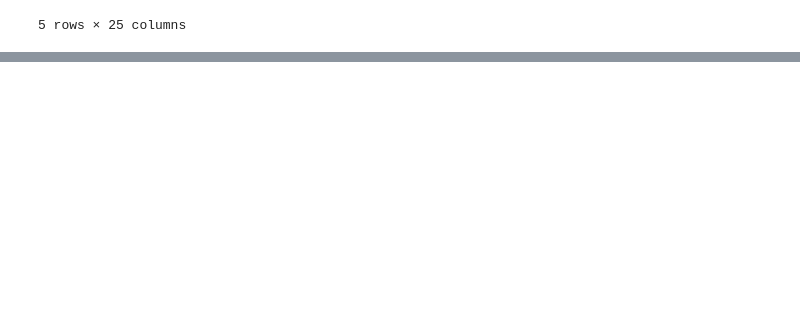
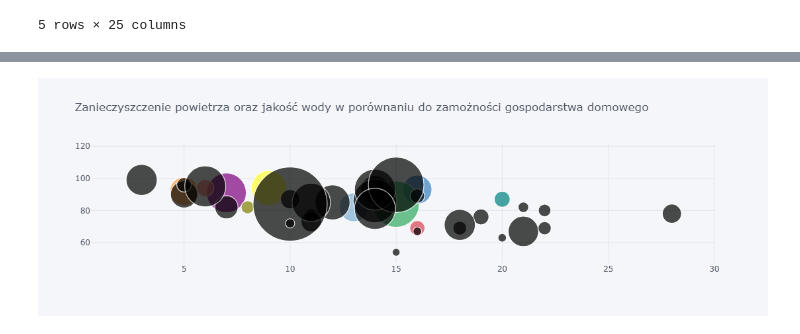
Before and after one commit to Tobias-2/modul_11, a Jupyter notebook: Untitled.ipynb, the cells around one changed output, grey strips where cells are left out. Cells and saved outputs as stored; diff of their text form; code cells hidden in the pictures; blank space fills up the shorter version.

```diff
--- a/Untitled.ipynb
+++ b/Untitled.ipynb
@@ -25,0 +40,9 @@ df.set_index('Country')['Employment rate as pct'].sort_values(ascending=False).i
+# %%
+df.iplot(kind='bubble',
+         x='Air pollution in ugm3',
+         y='Water quality as pct',
+         size='Household net financial wealth in usd',
+        title='Zanieczyszczenie powietrza oraz jakość wody w porównaniu do zamożności gospodarstwa domowego',
+        text='Country')
+# %% [output]
+[figure, added]
```
Also changed, not shown: parts of 39 cells of this notebook.
